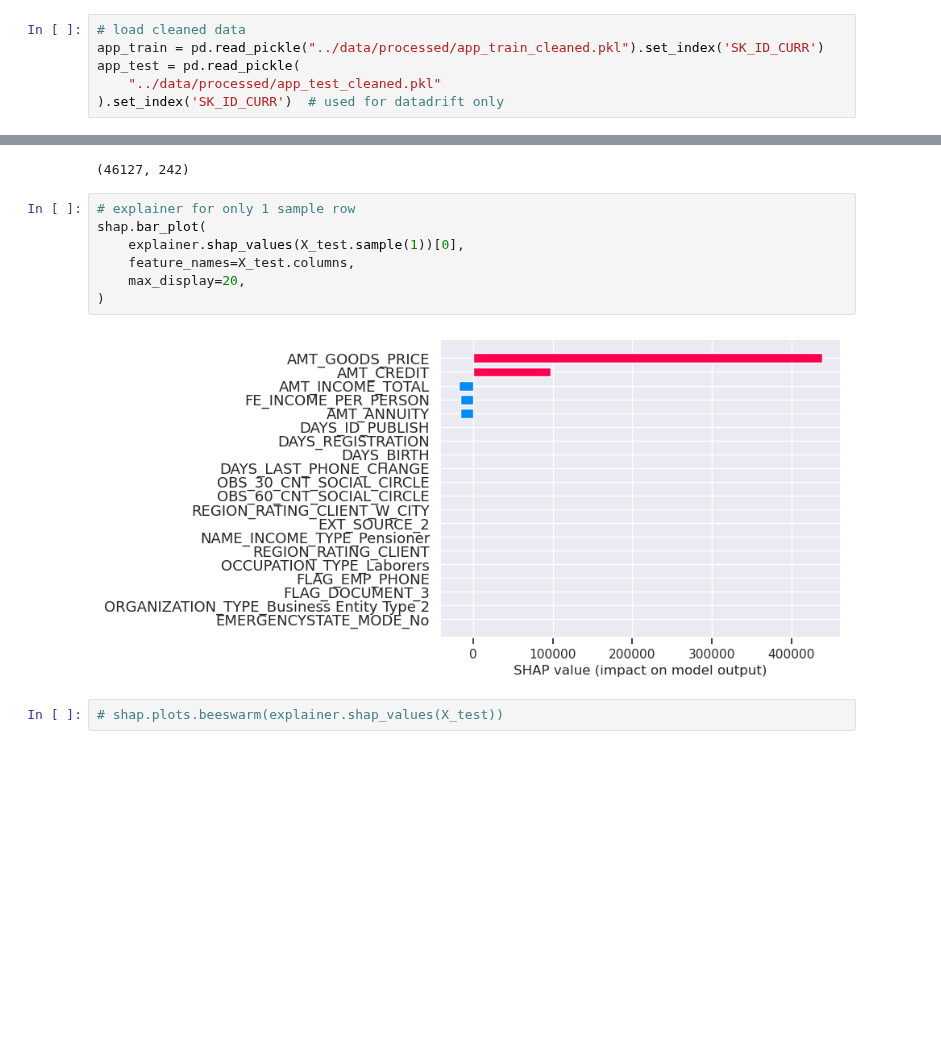
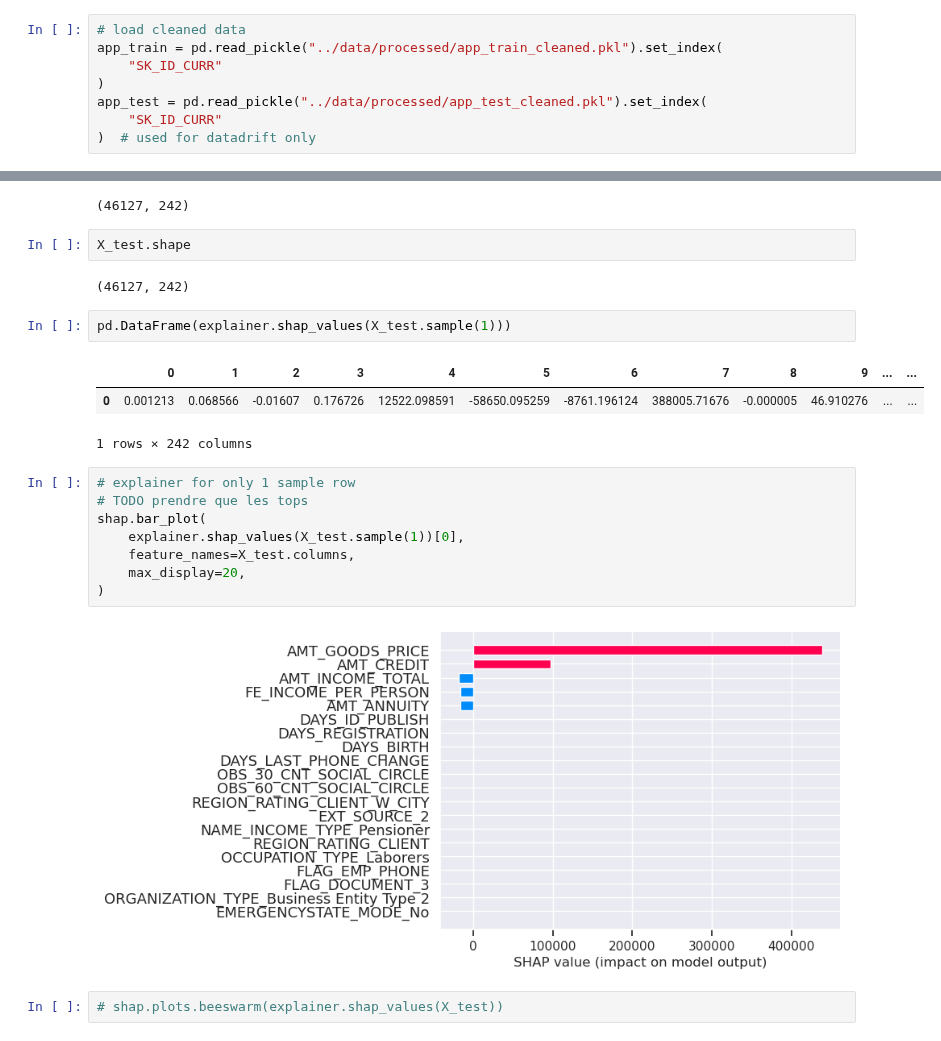
Before and after one commit to carlgennetais/P7_scoring_ML, a Jupyter notebook: notebooks/P7_04_modeling-pipeline.ipynb, the cells around one changed output, grey strips where cells are left out. Drawn from its saved outputs; the diff is of its cells as text; blank space fills up the shorter version.

```diff
--- a/notebooks/P7_04_modeling-pipeline.ipynb
+++ b/notebooks/P7_04_modeling-pipeline.ipynb
@@ -27,10 +27,12 @@ from sklearn.preprocessing import (
 )
 # %%
 # load cleaned data
-app_train = pd.read_pickle("../data/processed/app_train_cleaned.pkl").set_index('SK_ID_CURR')
-app_test = pd.read_pickle(
-    "../data/processed/app_test_cleaned.pkl"
-).set_index('SK_ID_CURR')  # used for datadrift only
+app_train = pd.read_pickle("../data/processed/app_train_cleaned.pkl").set_index(
+    "SK_ID_CURR"
+)
+app_test = pd.read_pickle("../data/processed/app_test_cleaned.pkl").set_index(
+    "SK_ID_CURR"
+)  # used for datadrift only
 # %%
 app_train.info()
 # %% [output]
@@ -317,8 +319,19 @@ array([[0.0012125731687763635, 0.06856645926842732,
 X_test.shape
 # %% [output]
 (46127, 242)
+# %%
+X_test.shape
+# %% [output]
+(46127, 242)
+# %%
+pd.DataFrame(explainer.shap_values(X_test.sample(1)))
+# %% [output]
+|  | 0 | 1 | 2 | 3 | 4 | 5 | 6 | 7 | 8 | 9 | ... | ... |
+| 0 | 0.001213 | 0.068566 | -0.01607 | 0.176726 | 12522.098591 | -58650.095259 | -8761.196124 | 388005.71676 | -0.000005 | 46.910276 | ... | ... |
+1 rows × 242 columns
 # %%
 # explainer for only 1 sample row
+# TODO prendre que les tops
 shap.bar_plot(
     explainer.shap_values(X_test.sample(1))[0],
     feature_names=X_test.columns,
```
Also changed, not shown: parts of 1 cell of this notebook, 4 other files.
